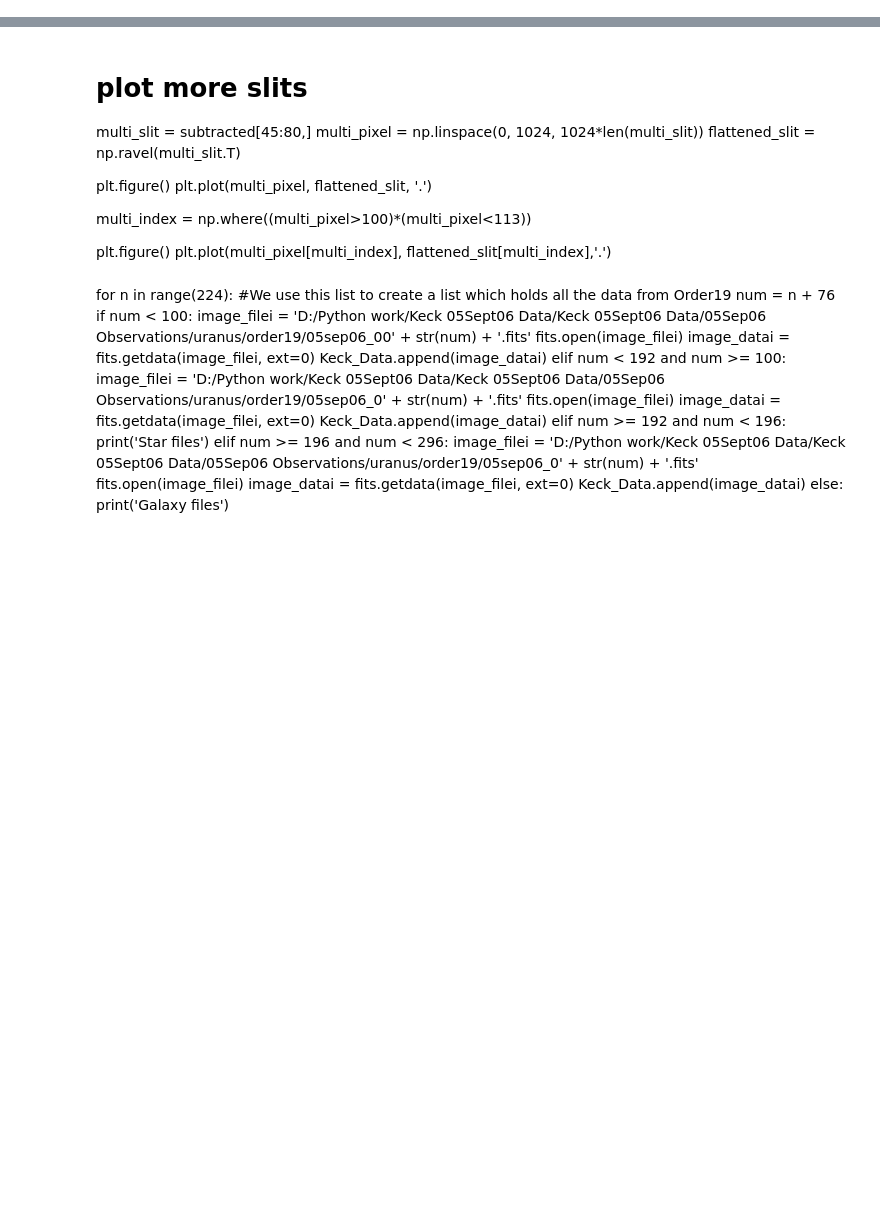
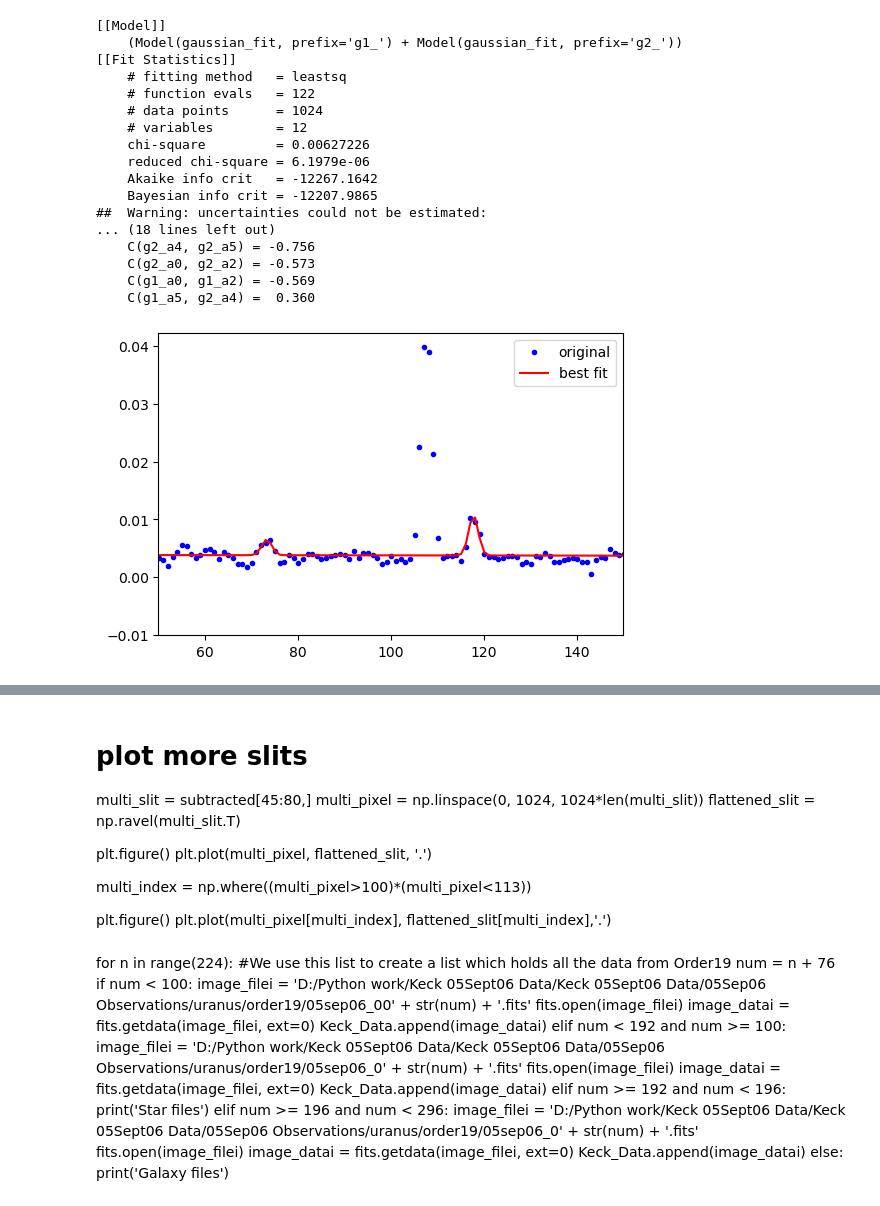
Before and after one commit to ruoyanwangdr/Dynamics-of-Jovian-Infrared-Auroral-Ionosphere-and-Thermosphere, a Jupyter notebook: h3p.ipynb, the cells around one changed output, grey strips where cells are left out. Cells and saved outputs as stored; diff of their text form; code cells hidden in the pictures; blank space fills up the shorter version.

Commit message:
Attempt multi H3 line fitting

```diff
--- a/h3p.ipynb
+++ b/h3p.ipynb
@@ -160 +158,41 @@ plt.show()
+# %%
+#gmodel = Model(gaussian_fit)
+gmodel = Model(gaussian_fit, prefix='g1_') + Model(gaussian_fit, prefix='g2_')
+#print('parameter names: {}'.format(gmodel.param_names))
+#print('independent variables: {}'.format(gmodel.independent_vars))
+
+#params = gmodel.make_params(a0=0.005, a1=74, a2=1, a3=0.1, a4=0, a5=0)
+params = gmodel.make_params(g1_a0=0.005, g1_a1=74, g1_a2=1, g1_a3=0.1, g1_a4=0, g1_a5=0,
+                            g2_a0=0.008, g2_a1=117, g2_a2=1, g2_a3=0.1, g2_a4=0, g2_a5=0, )
+                            #g3_a0=)
+result = gmodel.fit(selected_slit, params, x=pixel)
+
+print(result.fit_report())
+
+plt.figure(dpi=100)
+plt.plot(x, y,'b.', label='original')
+#plt.plot(x, result.init_fit, 'k--', label='initial fit')
+plt.plot(x, result.best_fit, 'r-', label='best fit')
+plt.xlim(50, 150)
+plt.legend(loc='best')
+plt.show()
+# %% [output]
+[[Model]]
+    (Model(gaussian_fit, prefix='g1_') + Model(gaussian_fit, prefix='g2_'))
+[[Fit Statistics]]
+    # fitting method   = leastsq
+    # function evals   = 122
+    # data points      = 1024
+    # variables        = 12
+    chi-square         = 0.00627226
+    reduced chi-square = 6.1979e-06
+    Akaike info crit   = -12267.1642
+    Bayesian info crit = -12207.9865
+##  Warning: uncertainties could not be estimated:
+... (18 lines left out)
+    C(g2_a4, g2_a5) = -0.756
+    C(g2_a0, g2_a2) = -0.573
+    C(g1_a0, g1_a2) = -0.569
+    C(g1_a5, g2_a4) =  0.360
+[figure, added]
 # %%
```
Also changed, not shown: parts of 4 cells of this notebook.
